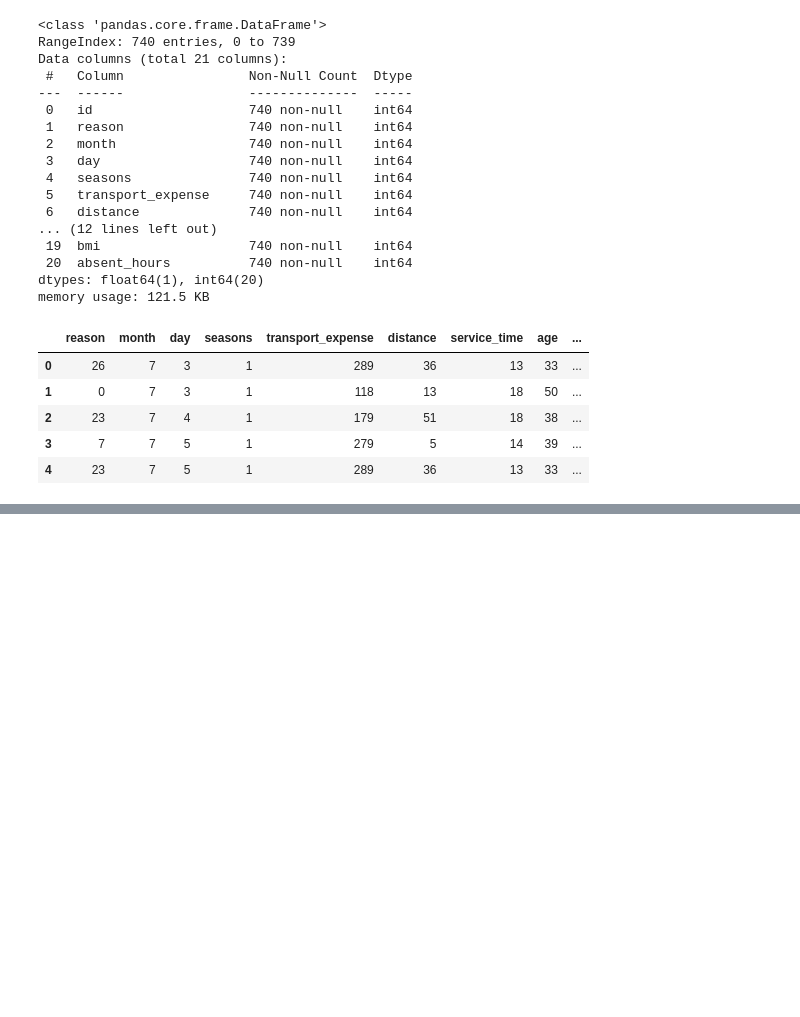
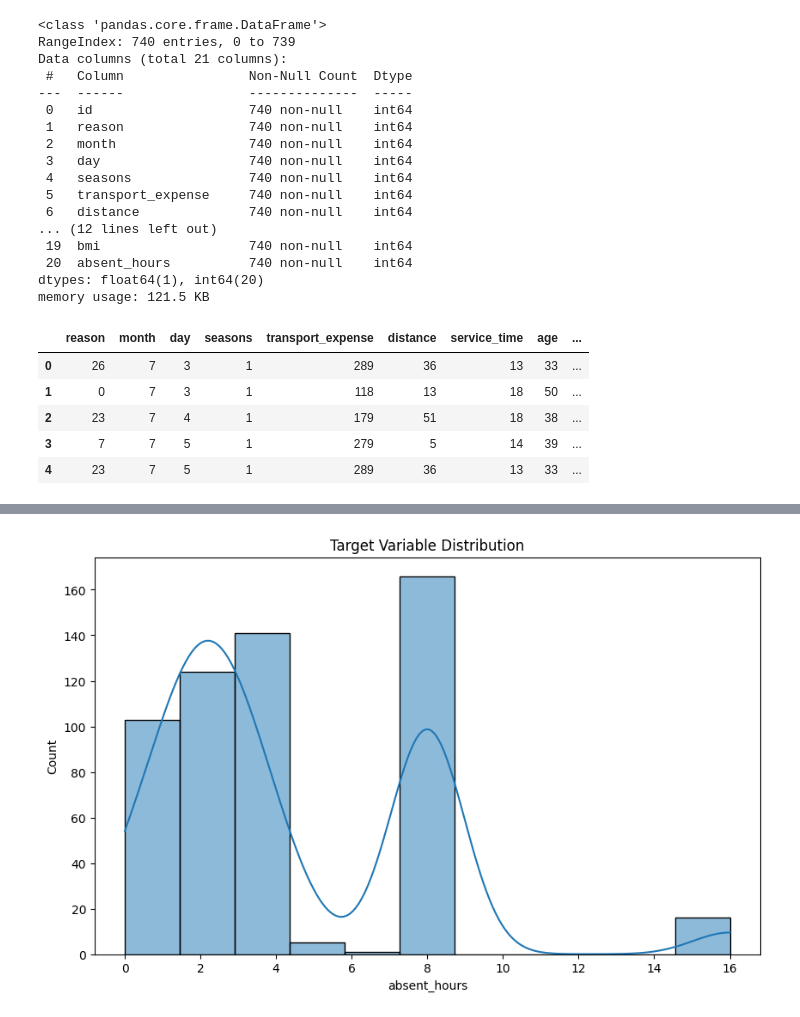
Before and after one commit to emilyh006/predict_absent, a Jupyter notebook: analysis.ipynb, the cells around one changed output, grey strips where cells are left out. Cells and saved outputs as stored; diff of their text form; code cells hidden in the pictures; blank space fills up the shorter version.

```diff
--- a/analysis.ipynb
+++ b/analysis.ipynb
@@ -78,0 +118,11 @@ X_train, X_test, y_train, y_test = train_test_split(X, y, test_size=0.2, random_
+# %%
+y_train_clean = y_train[y_train <= upper_bound]
+X_train_clean = X_train.loc[y_train_clean.index]
+# %%
+plt.figure(figsize=(10, 6))
+sns.histplot(y_train_clean, kde=True)
+plt.title('Target Variable Distribution')
+plt.xlabel('absent_hours')
+plt.show()
+# %% [output]
+[figure, added]
```
Also changed, not shown: parts of 15 cells of this notebook, 7 other files.
